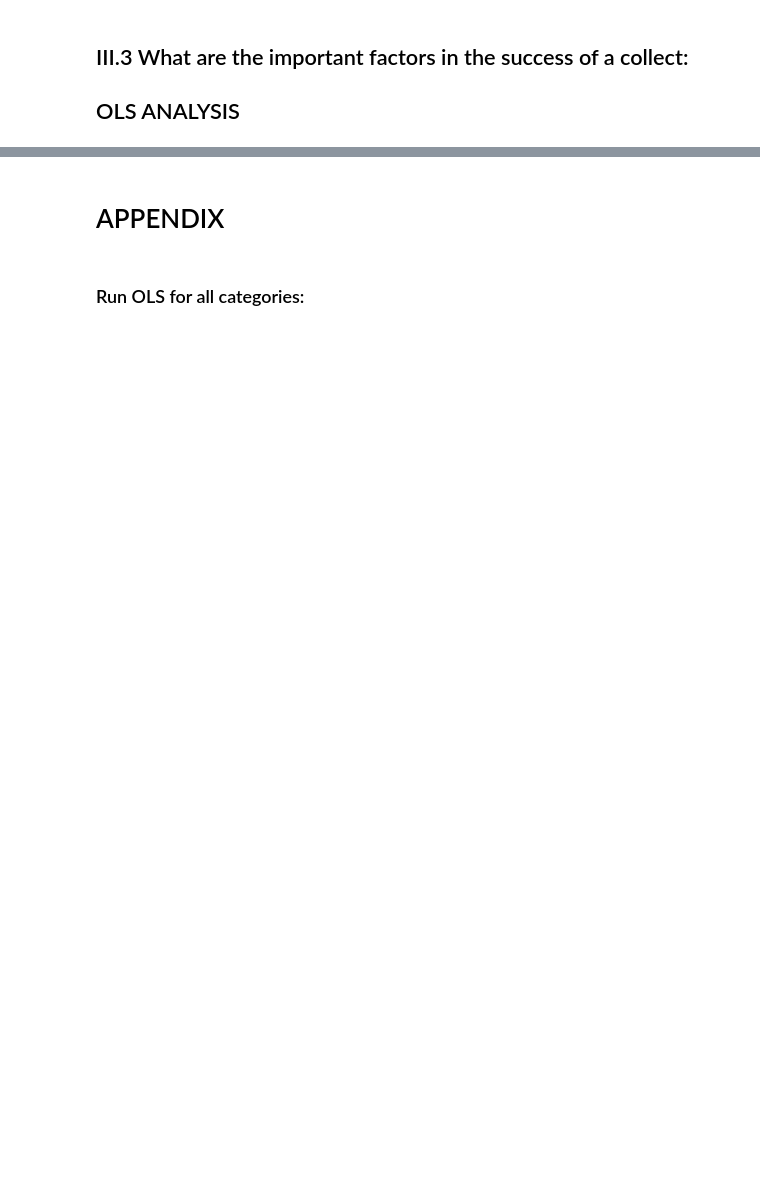
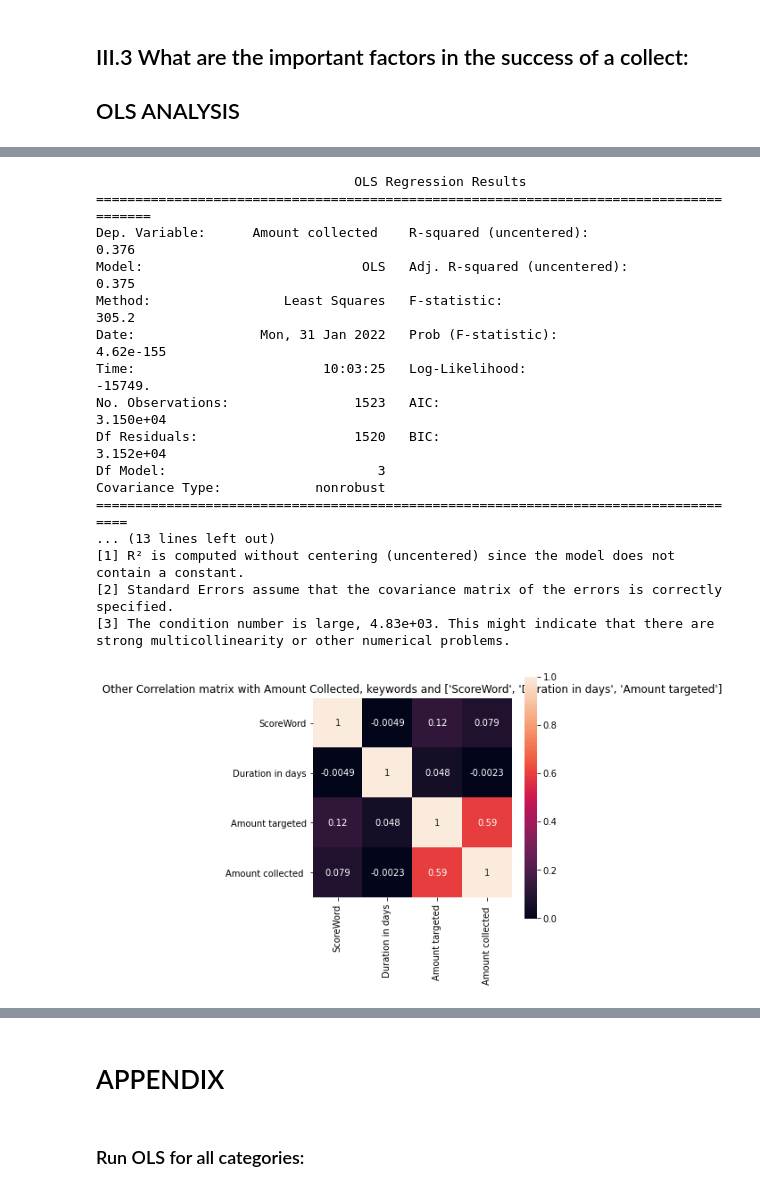
Before and after one commit to albandhauthuille/MODS203, a Jupyter notebook: III. Analysing.ipynb, the cells around one changed output, grey strips where cells are left out. Saved outputs shown, nothing was run; the diff lists cells and outputs as text; code cells hidden in the pictures; blank space fills up the shorter version.

```diff
--- a/III. Analysing.ipynb
+++ b/III. Analysing.ipynb
@@ -536,0 +529,21 @@ strong multicollinearity problems or that the design matrix is singular.
+# %%
+OLS(['ScoreWord','Duration in days','Amount targeted'])
+# %% [output]
+                                 OLS Regression Results
+=======================================================================================
+Dep. Variable:      Amount collected    R-squared (uncentered):                   0.376
+Model:                            OLS   Adj. R-squared (uncentered):              0.375
+Method:                 Least Squares   F-statistic:                              305.2
+Date:                Mon, 31 Jan 2022   Prob (F-statistic):                   4.62e-155
+Time:                        10:03:25   Log-Likelihood:                         -15749.
+No. Observations:                1523   AIC:                                  3.150e+04
+Df Residuals:                    1520   BIC:                                  3.152e+04
+Df Model:                           3
+Covariance Type:            nonrobust
+====================================================================================
+... (13 lines left out)
+[1] R² is computed without centering (uncentered) since the model does not contain a constant.
+[2] Standard Errors assume that the covariance matrix of the errors is correctly specified.
+[3] The condition number is large, 4.83e+03. This might indicate that there are
+strong multicollinearity or other numerical problems.
+[figure, added]
```
Also changed, not shown: parts of 46 cells of this notebook, 5 other files.
